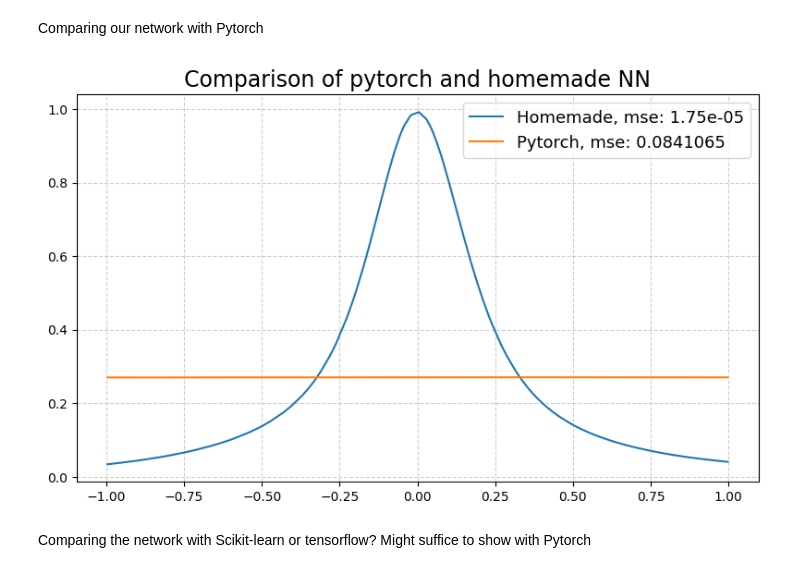
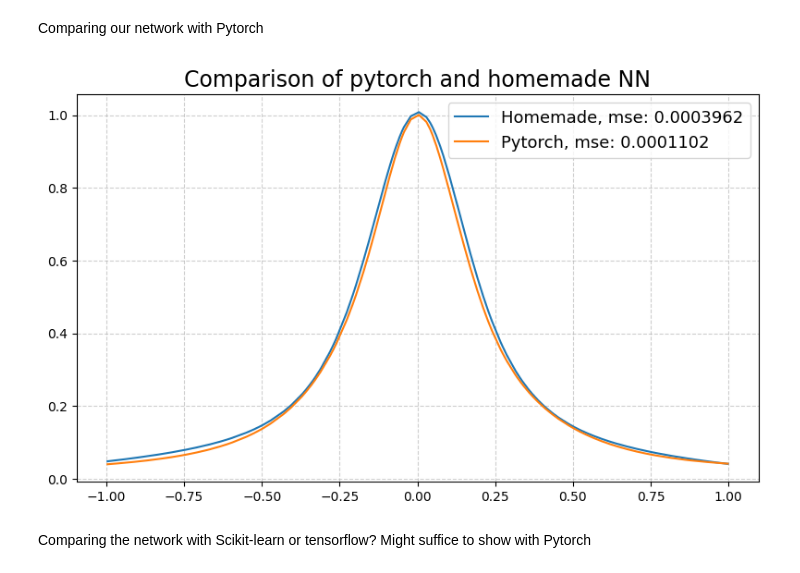
Before and after one commit to JVestly/Project-2, a Jupyter notebook: Code/tests_c.ipynb, the cells around one changed output. Drawn from its saved outputs; the diff is of its cells as text; code cells hidden in the pictures.

```diff
--- a/Code/tests_c.ipynb
+++ b/Code/tests_c.ipynb
@@ -25,24 +25,25 @@ C:\Users\Jogga\AppData\Local\Microsoft\WindowsApps\PythonSoftwareFoundation.Pyth
 # %% [markdown]
 Comparing our network with Pytorch
 # %%
-X_train, X_test, Y_train, Y_test, x_train, x_test, y_train, y_test = create_and_scale_data(noise_std=0.0)
+np.random.seed(50)
+
+X_train, X_test, Y_train, Y_test, x_train, x_test, y_train, y_test = create_and_scale_data(noise_std=0.01)
 
 
 Xtr = torch.from_numpy(X_train.astype(np.float32))
 ytr = torch.from_numpy(y_train.reshape(-1, 1).astype(np.float32))
 Xte = torch.from_numpy(X_test.astype(np.float32))
 
-torch.manual_seed(50)
 model = nn.Sequential(
-    nn.Linear(X_train.shape[1], 16),
+    nn.Linear(X_train.shape[1], 50),
     nn.Sigmoid(),
-    nn.Linear(16, 16),
+    nn.Linear(50, 50),
     nn.Sigmoid(),
-    nn.Linear(16,1),
+    nn.Linear(50,1),
     nn.Identity()
 )
 
-optimizer = optim.SGD(model.parameters(), lr=0.01, weight_decay=1e-5)
+optimizer = optim.Adam(model.parameters(), lr=0.01)
 loss_fn = nn.MSELoss()
 
 for epoch in range(2000):
@@ -51,34 +52,34 @@ for epoch in range(2000):
     loss = loss_fn(pred, ytr)
     loss.backward()
     optimizer.step()
 
 
 
 with torch.no_grad():
     y_pred_torch = model(Xte).numpy()
 
-LinReg = NeuralNetwork(1, [16,16,1], [sigmoid]*2 + [identity], [sigmoid_der]*2 +[identity_der], mse, mse_der, l1=True, lam=1e-5)
+LinReg = NeuralNetwork(1, [50,50,1], [sigmoid]*2 + [identity], [sigmoid_der]*2 +[identity_der], mse, mse_der)
 LinReg.train_SGD(X_train, y_train, epochs=2000, batch_size=32, learning_rate=0.01, functional=NN_ADAM)
 y_pred = LinReg.feed_forward(X_test)
 
 sort_indices = np.argsort(x_test.flatten())
 
 mseTorch = round(mse(y_pred_torch, y_test),7)
 mseHomemade = round(mse(y_pred, y_test),7)
 
 fig, ax = plt.subplots(figsize=(8, 5))
 
 plt.plot(x_test[sort_indices], y_pred[sort_indices], label=f"Homemade, mse: {mseHomemade}")
 plt.plot(x_test[sort_indices], y_pred_torch[sort_indices], label=f"Pytorch, mse: {mseTorch}")
 
 save_dir = os.path.join(os.path.dirname(os.getcwd()), "Figures")
 
 
 ax.set_title("Comparison of pytorch and homemade NN", fontsize=17)
 ax.legend(fontsize=13)
 ax.grid(True, linestyle="--", alpha=0.6)
 fig.tight_layout()
 # %% [output]
-[figure, old version]
+[figure, new version]
 # %% [markdown]
 Comparing the network with Scikit-learn or tensorflow? Might suffice to show with Pytorch
```
Also changed, not shown: parts of 3 cells of this notebook, 4 other files.
